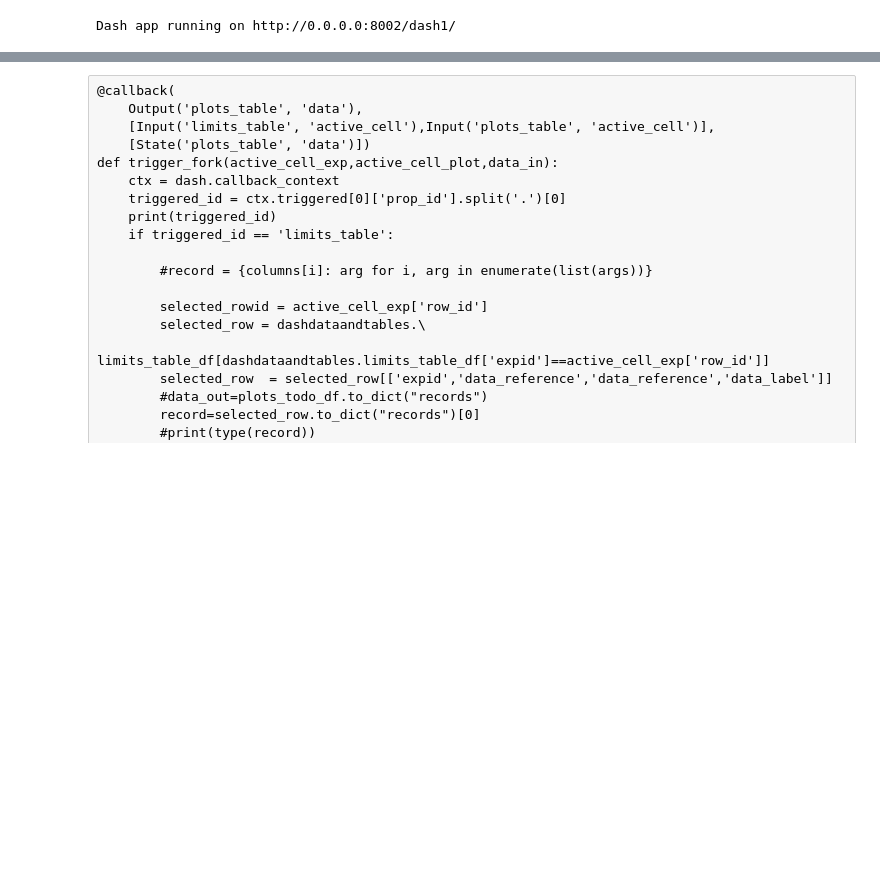
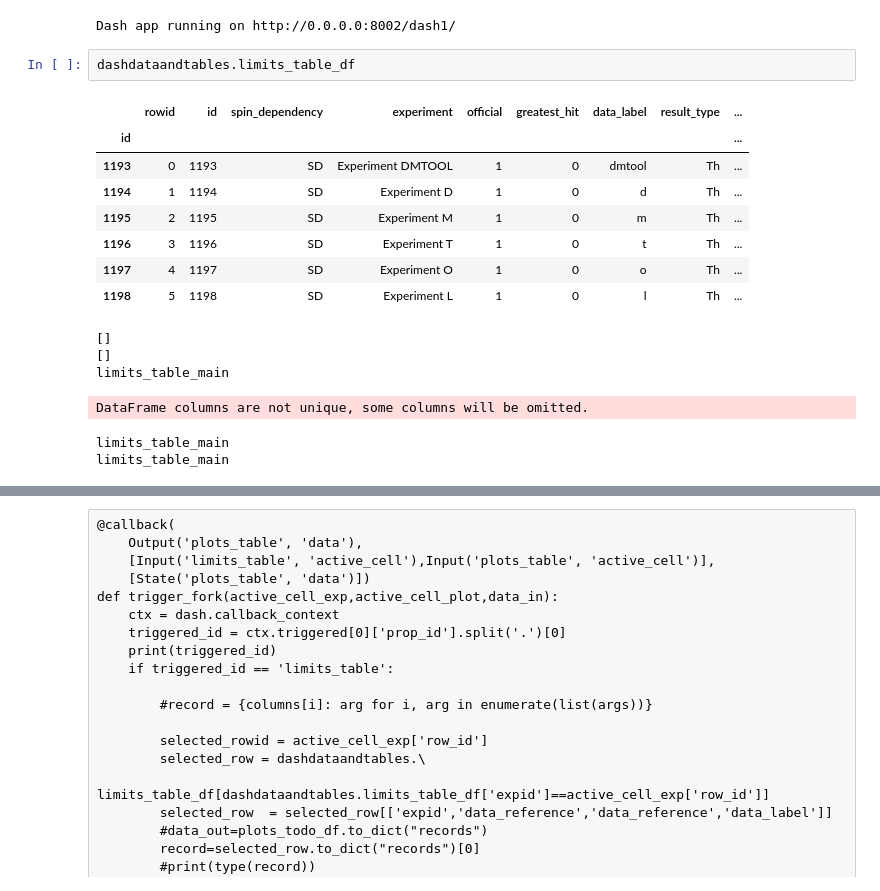
Before and after one commit to dmto0l2022/dmtoolcode1, a Jupyter notebook: Charts/dashboards/SelectExperiments2Plot_justdiv.ipynb, the cells around one changed output, grey strips where cells are left out. Cells and saved outputs as stored; diff of their text form; blank space fills up the shorter version.

Commit message:
select experiment logic working corrected test data

```diff
--- a/Charts/dashboards/SelectExperiments2Plot_justdiv.ipynb
+++ b/Charts/dashboards/SelectExperiments2Plot_justdiv.ipynb
@@ -445,3 +495,20 @@ app.run_server(host="0.0.0.0", port=8002,debug=True)
 #app.run_server(debug=True,port=5051)
 # %% [output]
 Dash app running on http://0.0.0.0:8002/dash1/
+# %%
+dashdataandtables.limits_table_df
+# %% [output]
+|  | rowid | id | spin_dependency | experiment | official | greatest_hit | data_label | result_type | ... |
+| id |  |  |  |  |  |  |  |  | ... |
+| 1193 | 0 | 1193 | SD | Experiment DMTOOL | 1 | 0 | dmtool | Th | ... |
+| 1194 | 1 | 1194 | SD | Experiment D | 1 | 0 | d | Th | ... |
+| 1195 | 2 | 1195 | SD | Experiment M | 1 | 0 | m | Th | ... |
+| 1196 | 3 | 1196 | SD | Experiment T | 1 | 0 | t | Th | ... |
+| 1197 | 4 | 1197 | SD | Experiment O | 1 | 0 | o | Th | ... |
+| 1198 | 5 | 1198 | SD | Experiment L | 1 | 0 | l | Th | ... |
+[]
+[]
+limits_table_main
+DataFrame columns are not unique, some columns will be omitted.
+limits_table_main
+limits_table_main
```
Also changed, not shown: parts of 7 cells of this notebook, 1 other file.
